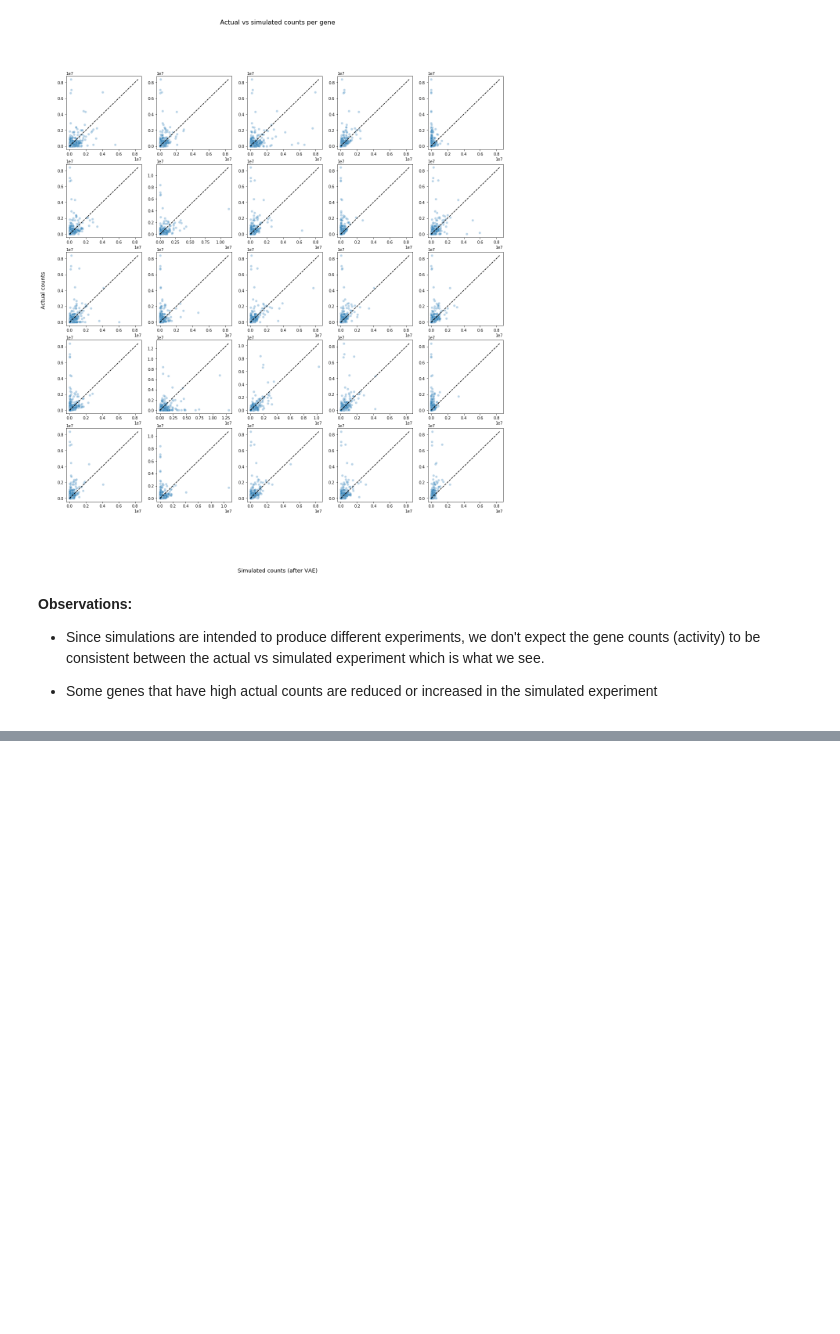
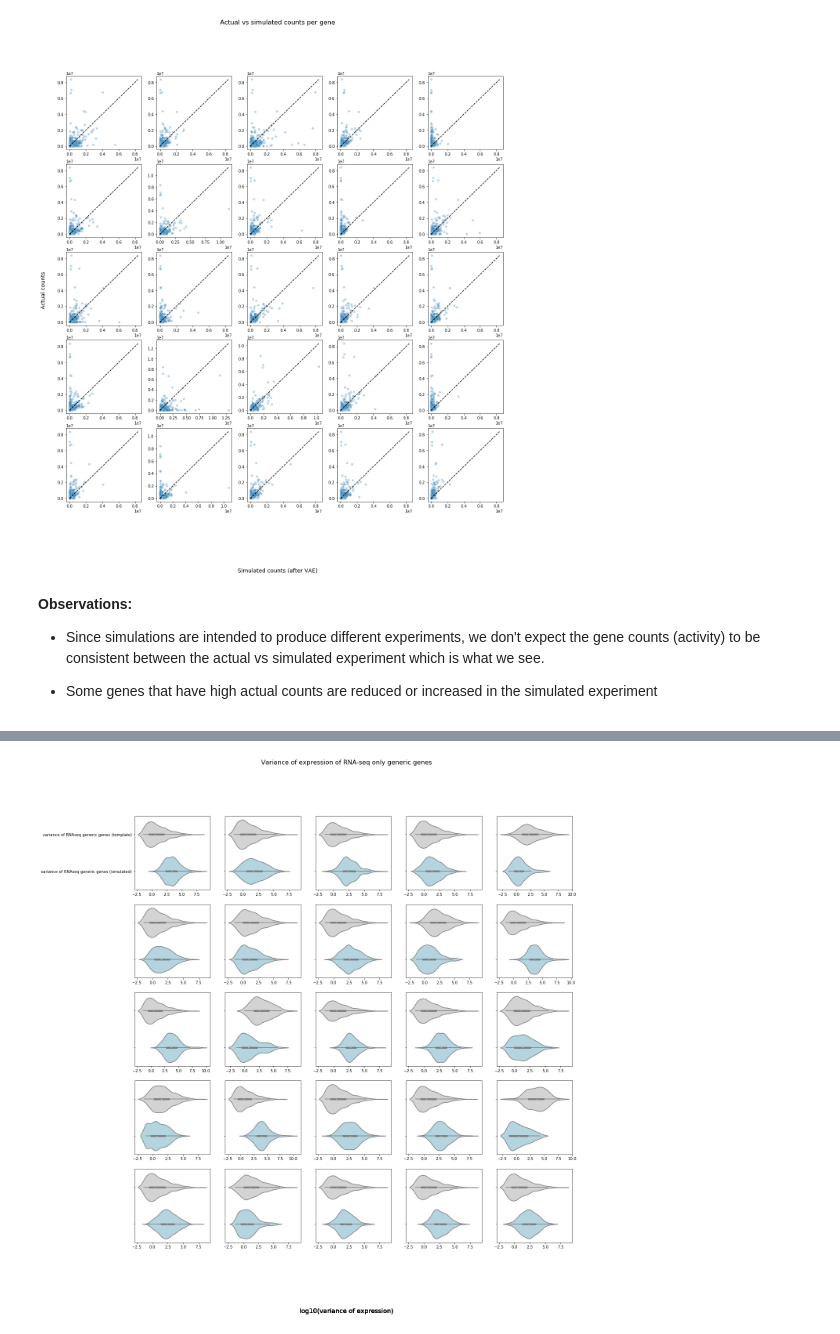
Before and after one commit to greenelab/generic-expression-patterns, a Jupyter notebook: explore_RNAseq_only_generic_genes/1c_original_vs_simulated_counts.ipynb, the cells around one changed output, grey strips where cells are left out. Drawn from its saved outputs; the diff is of its cells as text; code cells hidden in the pictures; blank space fills up the shorter version.

```diff
--- a/explore_RNAseq_only_generic_genes/1c_original_vs_simulated_counts.ipynb
+++ b/explore_RNAseq_only_generic_genes/1c_original_vs_simulated_counts.ipynb
@@ -319,0 +488,15 @@ scatter_plot_original_vs_simulated(
+# %%
+# Compare distribution of variance gene expression for RNA-seq only generic genes
+violin_plot_original_vs_simulated(
+    ncols=5,
+    nrows=5,
+    fig_width=20,
+    fig_height=20,
+    num_simulated=25,
+    template_df=template,
+    gene_list=uncorrelated_genes,
+    if_rnaseq_only=True,
+    if_mean=False,
+)
+# %% [output]
+[figure, added]
```
Also changed, not shown: parts of 7 cells of this notebook, 2 other files.
